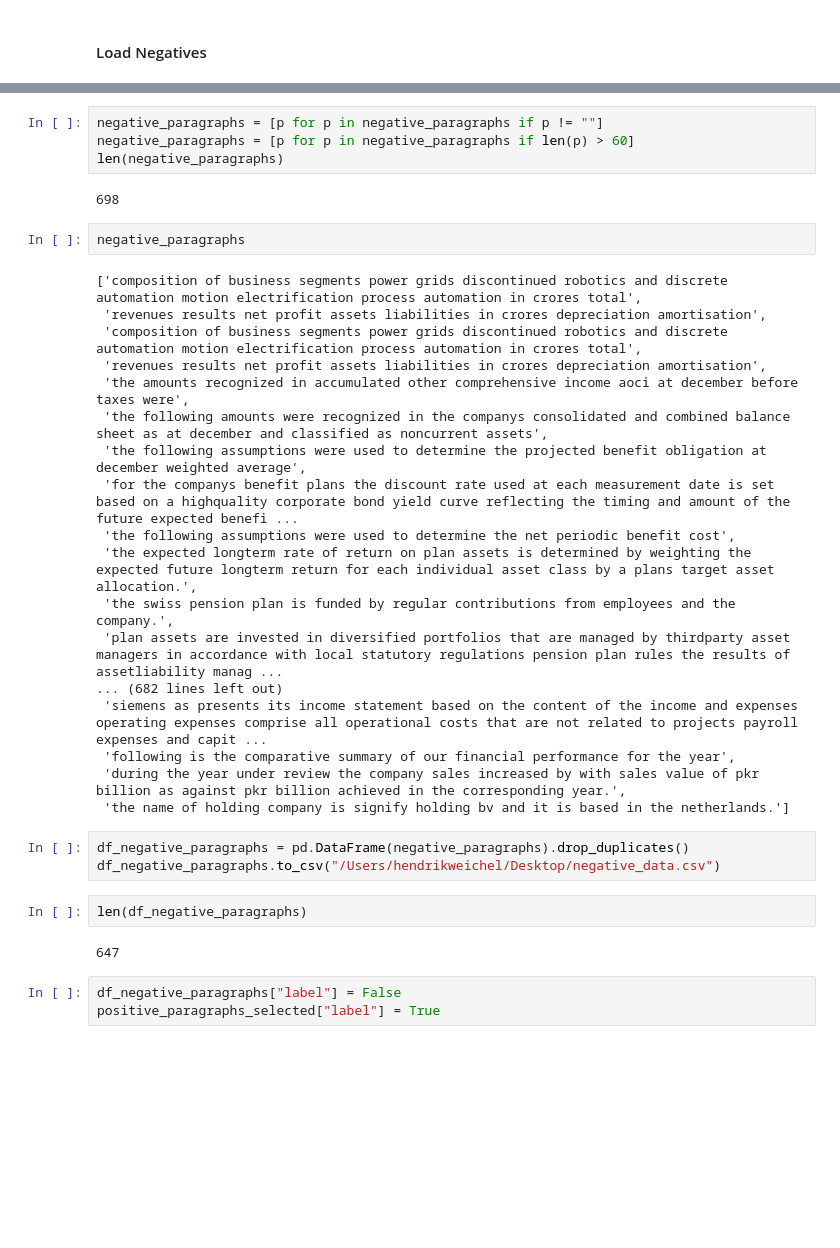
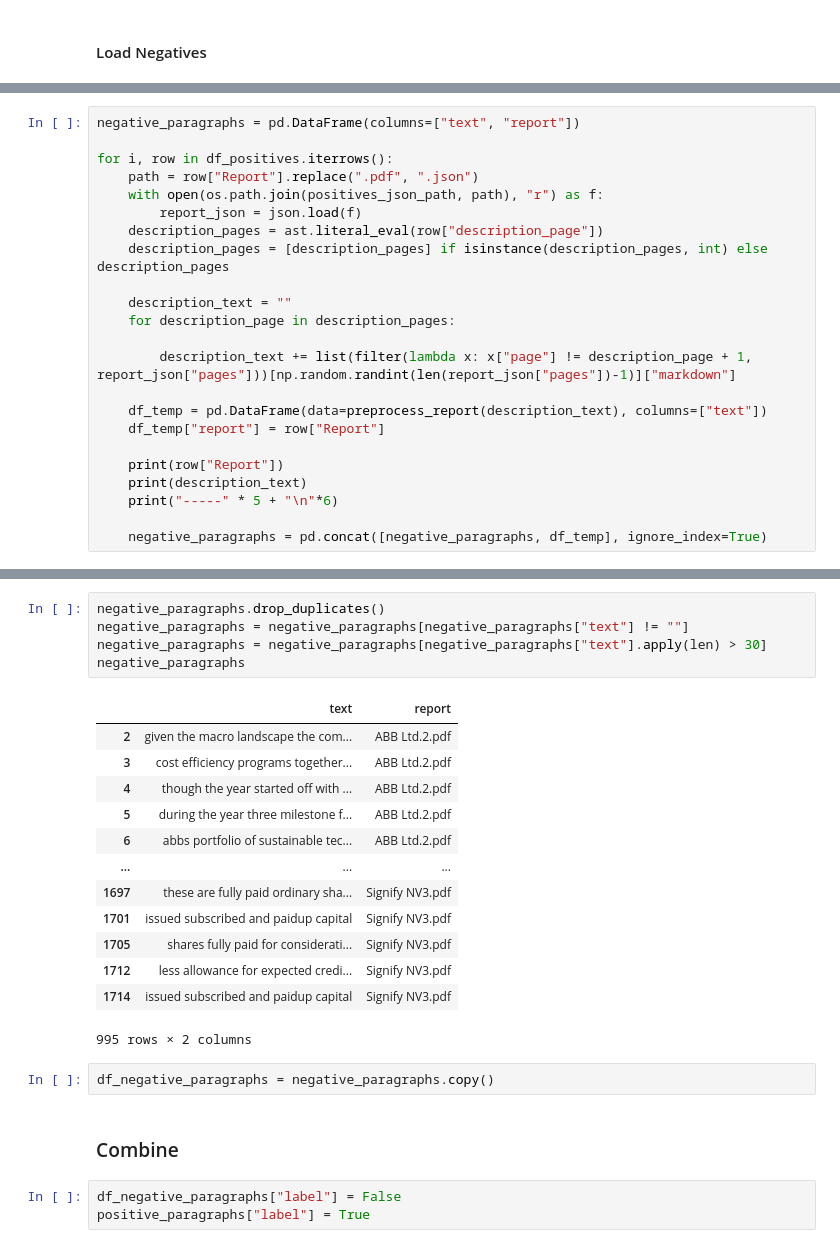
Before and after one commit to hendrikweichel/nace_report_topic_analysis, a Jupyter notebook: BERT_classifier/Train_BERT/get_company_desc_pages.ipynb, the cells around one changed output, grey strips where cells are left out. Cells and saved outputs as stored; diff of their text form; blank space fills up the shorter version.

```diff
--- a/BERT_classifier/Train_BERT/get_company_desc_pages.ipynb
+++ b/BERT_classifier/Train_BERT/get_company_desc_pages.ipynb
@@ -281,0 +256,23 @@ The Company manages its capital structure and makes adjustment to it in the ligh
+# %%
+negative_paragraphs = pd.DataFrame(columns=["text", "report"])
+
+for i, row in df_positives.iterrows():
+    path = row["Report"].replace(".pdf", ".json")
+    with open(os.path.join(positives_json_path, path), "r") as f:
+        report_json = json.load(f)
+    description_pages = ast.literal_eval(row["description_page"])
+    description_pages = [description_pages] if isinstance(description_pages, int) else description_pages
+
+    description_text = ""
+    for description_page in description_pages:
+
+        description_text += list(filter(lambda x: x["page"] != description_page + 1, report_json["pages"]))[np.random.randint(len(report_json["pages"])-1)]["markdown"]
+
+    df_temp = pd.DataFrame(data=preprocess_report(description_text), columns=["text"])
+    df_temp["report"] = row["Report"]
+
+    print(row["Report"])
+    print(description_text)
+    print("-----" * 5 + "\n"*6)
+
+    negative_paragraphs = pd.concat([negative_paragraphs, df_temp], ignore_index=True)
@@ -282,36 +297,26 @@ The Company manages its capital structure and makes adjustment to it in the ligh
 # %%
-negative_paragraphs = [p for p in negative_paragraphs if p != ""]
-negative_paragraphs = [p for p in negative_paragraphs if len(p) > 60]
-len(negative_paragraphs)
+negative_paragraphs.drop_duplicates()
+negative_paragraphs = negative_paragraphs[negative_paragraphs["text"] != ""]
+negative_paragraphs = negative_paragraphs[negative_paragraphs["text"].apply(len) > 30]
+negative_paragraphs
 # %% [output]
+|  | text | report |
+| 2 | given the macro landscape the com... | ABB Ltd.2.pdf |
+| 3 | cost efficiency programs together... | ABB Ltd.2.pdf |
+| 4 | though the year started off with ... | ABB Ltd.2.pdf |
+| 5 | during the year three milestone f... | ABB Ltd.2.pdf |
+| 6 | abbs portfolio of sustainable tec... | ABB Ltd.2.pdf |
+| ... | ... | ... |
+| 1697 | these are fully paid ordinary sha... | Signify NV3.pdf |
+| 1701 | issued subscribed and paidup capital | Signify NV3.pdf |
+| 1705 | shares fully paid for considerati... | Signify NV3.pdf |
+| 1712 | less allowance for expected credi... | Signify NV3.pdf |
+| 1714 | issued subscribed and paidup capital | Signify NV3.pdf |
-698
+995 rows × 2 columns
-# %%
-negative_paragraphs
-# %% [output]
-['composition of business segments power grids discontinued robotics and discrete automation motion electrification process automation in crores total',
- 'revenues results net profit assets liabilities in crores depreciation amortisation',
- 'composition of business segments power grids discontinued robotics and discrete automation motion electrification process automation in crores total',
- 'revenues results net profit assets liabilities in crores depreciation amortisation',
- 'the amounts recognized in accumulated other comprehensive income aoci at december before taxes were',
- 'the following amounts were recognized in the companys consolidated and combined balance sheet as at december and classified as noncurrent assets',
- 'the following assumptions were used to determine the projected benefit obligation at december weighted average',
- 'for the companys benefit plans the discount rate used at each measurement date is set based on a highquality corporate bond yield curve reflecting the timing and amount of the future expected benefi ...
- 'the following assumptions were used to determine the net periodic benefit cost',
- 'the expected longterm rate of return on plan assets is determined by weighting the expected future longterm return for each individual asset class by a plans target asset allocation.',
- 'the swiss pension plan is funded by regular contributions from employees and the company.',
- 'plan assets are invested in diversified portfolios that are managed by thirdparty asset managers in accordance with local statutory regulations pension plan rules the results of assetliability manag ...
-... (682 lines left out)
- 'siemens as presents its income statement based on the content of the income and expenses operating expenses comprise all operational costs that are not related to projects payroll expenses and capit ...
- 'following is the comparative summary of our financial performance for the year',
- 'during the year under review the company sales increased by with sales value of pkr billion as against pkr billion achieved in the corresponding year.',
- 'the name of holding company is signify holding bv and it is based in the netherlands.']
-# %%
-df_negative_paragraphs = pd.DataFrame(negative_paragraphs).drop_duplicates()
-df_negative_paragraphs.to_csv("/Users/hendrikweichel/Desktop/negative_data.csv")
 # %%
-len(df_negative_paragraphs)
+df_negative_paragraphs = negative_paragraphs.copy()
-# %% [output]
-647
+# %% [markdown]
+### Combine
 # %%
 df_negative_paragraphs["label"] = False
-positive_paragraphs_selected["label"] = True
+positive_paragraphs["label"] = True
```
Also changed, not shown: parts of 27 cells of this notebook, 7 other files.
